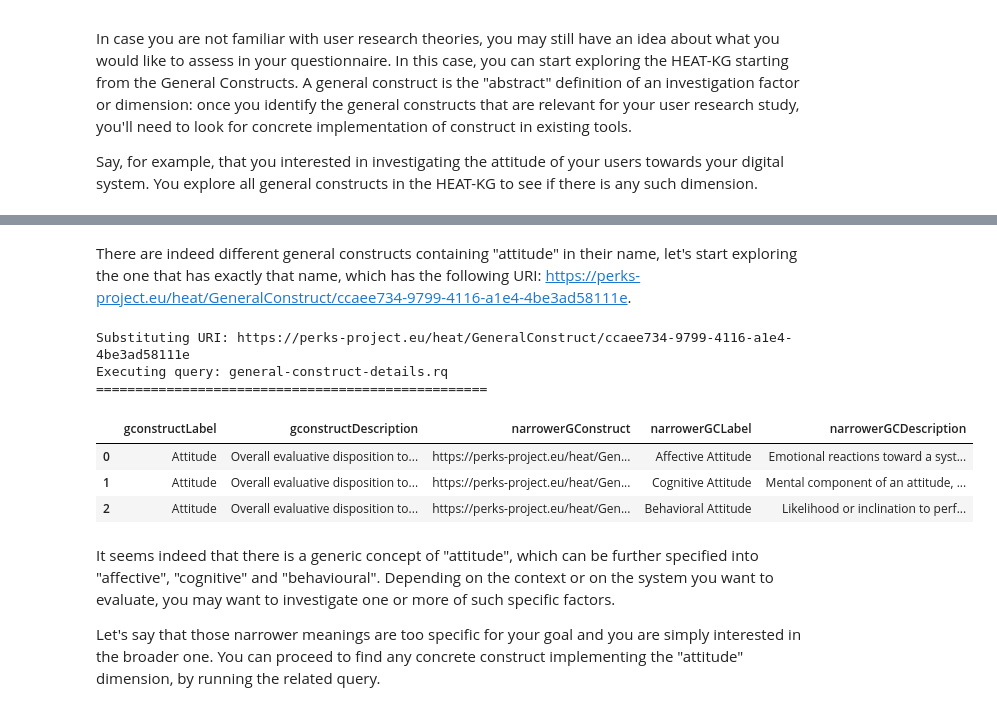
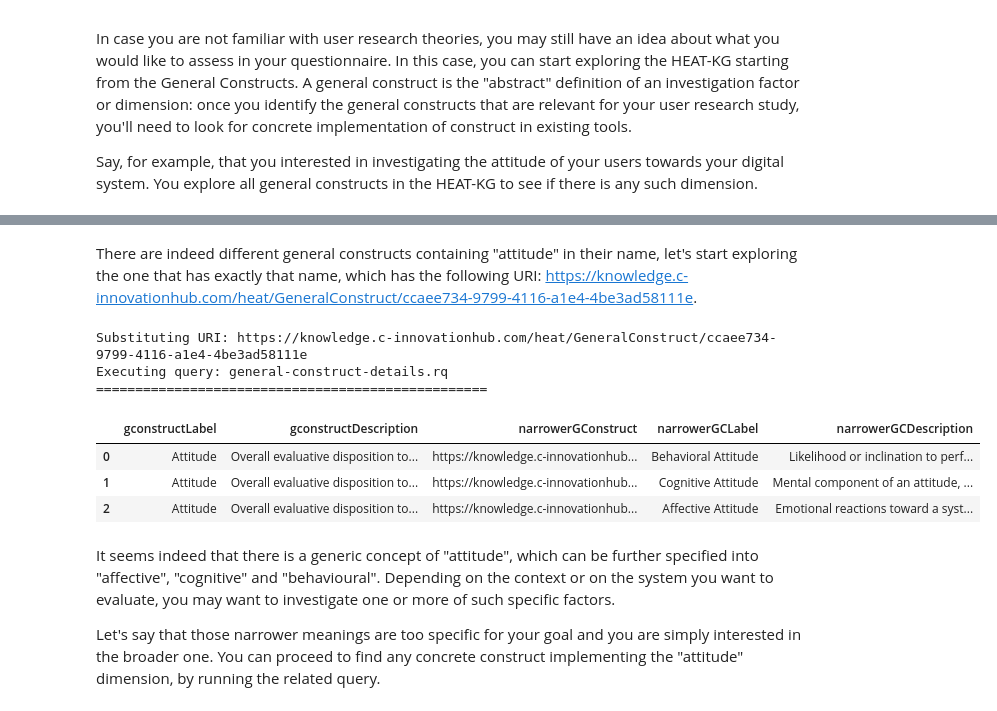
Before and after one commit to cefriel/heat-kg, a Jupyter notebook: notebooks/heat-kg.ipynb, the cells around one changed output, grey strips where cells are left out. Drawn from its saved outputs; the diff is of its cells as text; code cells hidden in the pictures.

```diff
--- a/notebooks/heat-kg.ipynb
+++ b/notebooks/heat-kg.ipynb
@@ -188,16 +168,16 @@ Executing query: all-general-constructs.rq
 # %% [markdown]
-There are indeed different general constructs containing "attitude" in their name, let's start exploring the one that has exactly that name, which has the following URI: https://perks-project.eu/heat/GeneralConstruct/ccaee734-9799-4116-a1e4-4be3ad58111e.
+There are indeed different general constructs containing "attitude" in their name, let's start exploring the one that has exactly that name, which has the following URI: <https://knowledge.c-innovationhub.com/heat/GeneralConstruct/ccaee734-9799-4116-a1e4-4be3ad58111e>.
 # %%
 # execute the query that asks for all details about the Attitude general construct
-execute_query('general-construct-details.rq','https://perks-project.eu/heat/GeneralConstruct/ccaee734-9799-4116-a1e4-4be3ad58111e')
+execute_query('general-construct-details.rq','https://knowledge.c-innovationhub.com/heat/GeneralConstruct/ccaee734-9799-4116-a1e4-4be3ad58111e')
 # %% [output]
-Substituting URI: https://perks-project.eu/heat/GeneralConstruct/ccaee734-9799-4116-a1e4-4be3ad58111e
+Substituting URI: https://knowledge.c-innovationhub.com/heat/GeneralConstruct/ccaee734-9799-4116-a1e4-4be3ad58111e
 Executing query: general-construct-details.rq
 ==================================================
 |  | gconstructLabel | gconstructDescription | narrowerGConstruct | narrowerGCLabel | narrowerGCDescription |
-| 0 | Attitude | Overall evaluative disposition to... | https://perks-project.eu/heat/Gen... | Affective Attitude | Emotional reactions toward a syst... |
-| 1 | Attitude | Overall evaluative disposition to... | https://perks-project.eu/heat/Gen... | Cognitive Attitude | Mental component of an attitude, ... |
-| 2 | Attitude | Overall evaluative disposition to... | https://perks-project.eu/heat/Gen... | Behavioral Attitude | Likelihood or inclination to perf... |
+| 0 | Attitude | Overall evaluative disposition to... | https://knowledge.c-innovationhub... | Behavioral Attitude | Likelihood or inclination to perf... |
+| 1 | Attitude | Overall evaluative disposition to... | https://knowledge.c-innovationhub... | Cognitive Attitude | Mental component of an attitude, ... |
+| 2 | Attitude | Overall evaluative disposition to... | https://knowledge.c-innovationhub... | Affective Attitude | Emotional reactions toward a syst... |
 # %% [markdown]
 It seems indeed that there is a generic concept of "attitude", which can be further specified into "affective", "cognitive" and "behavioural". Depending on the context or on the system you want to evaluate, you may want to investigate one or more of such specific factors.
 
```
Also changed, not shown: parts of 11 cells of this notebook, 3 other files.
